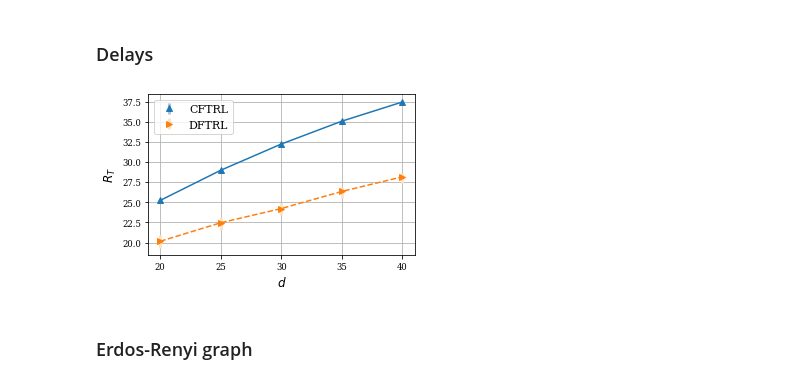
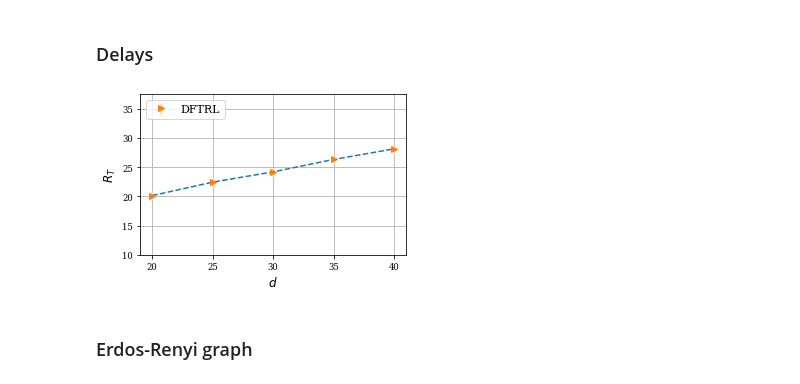
Before and after one commit to neurips2022anonymized/On-Regret-optimal-Cooperative-Nonstochastic-Multi-armed-Bandits, a Jupyter notebook: figures/figures.ipynb, the cells around one changed output. Drawn from its saved outputs; the diff is of its cells as text; code cells hidden in the pictures.

Commit message:
delay plot

```diff
--- a/figures/figures.ipynb
+++ b/figures/figures.ipynb
@@ -216,11 +216,6 @@ fig.savefig(paper_figures_dir+"degree.pdf", format='pdf', bbox_inches='tight')
 ### Delays
 # %%
 ci_averaged_cum_regrets = {
-    'center-based-tsallis': {
-        '5pct': np.array([25.15090774, 28.91269875, 32.18900792, 35.02923438, 37.44297781]),
-        'mean': np.array([25.23905242, 28.98796168, 32.24607469, 35.08611984, 37.47029373]),
-        '95pct': np.array([25.35112869, 29.08809225, 32.33936188, 35.15650404, 37.50217858])
-    },
     'distributed-hybrid': {
         '5pct': np.array([19.37993706, 21.51188687, 23.39085799, 25.51864315, 27.36980579]),
         'mean': np.array([20.15735887, 22.45859857, 24.2241305 , 26.35252183, 28.16816849]),
@@ -232,40 +227,39 @@ delay_list = list(range(20, 45, 5))
 normalizer = [1 for de in delay_list]
 fig, ax1 = plt.subplots(1, 1, figsize=set_size(width))
 errbar_colors = {
-    'center-based-tsallis': ['C0', 'lightsteelblue'],
     'distributed-hybrid': ['C1', 'bisque']
 }
 
 for network_agents, ci in ci_averaged_cum_regrets.items():
     ax1.errorbar(
         delay_list,
         ci['mean']/normalizer ,
         yerr=[
             (ci['mean'] - ci['5pct'])/normalizer,
             (ci['95pct'] - ci['mean'])/normalizer
         ],
         label=algo_labels[network_agents],
         color=errbar_colors[network_agents][0],
         ecolor=errbar_colors[network_agents][1],
         fmt=markers[network_agents], elinewidth=3, capsize=0
     )
 
     ax1.plot(
         delay_list,
         ci['mean']/normalizer,
         linestyle=linestyles[network_agents]
     )
 
-
+ax1.set_ylim(10, 37.5)
 ax1.set_ylabel(r"$R_T$")
 ax1.set_xlabel(r"$d$")
 ax1.legend(loc="upper left")
 ax1.set_xticks(delay_list)
 plt.grid()
 plt.show()
 fig.savefig(paper_figures_dir+"delay.pdf", format='pdf', bbox_inches='tight')
 # %% [output]
-[figure, old version]
+[figure, new version]
 # %% [markdown]
 ### Erdos-Renyi graph
 # %%
```
Also changed, not shown: 1 other file.
